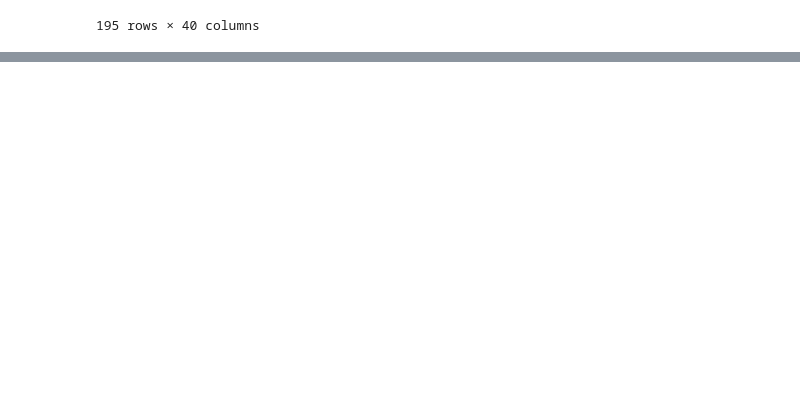
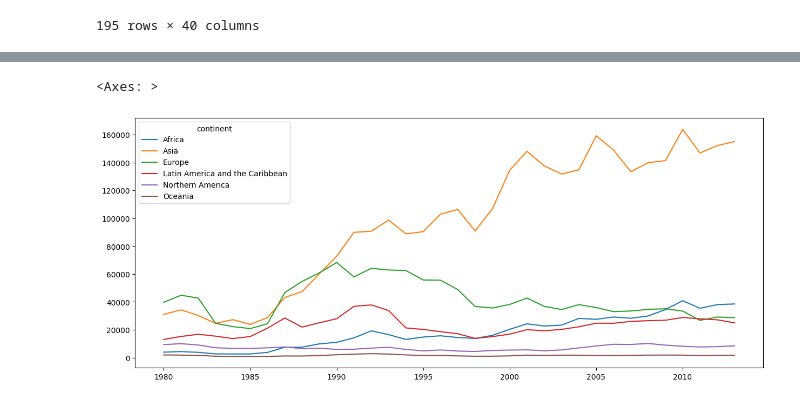
Before and after one commit to harshRaj1601/Python-Data-Science, a Jupyter notebook: pandas.ipynb, the cells around one changed output, grey strips where cells are left out. Drawn from its saved outputs; the diff is of its cells as text; code cells hidden in the pictures; blank space fills up the shorter version.

```diff
--- a/pandas.ipynb
+++ b/pandas.ipynb
@@ -329,0 +241,6 @@ df
+# %%
+fig, ax = plt.subplots(figsize=(15,6))
+sns.lineplot(data=cont_df.T,dashes=False)
+# %% [output]
+<Axes: >
+[figure, added]
```
Also changed, not shown: parts of 29 cells of this notebook, 3 other files.
